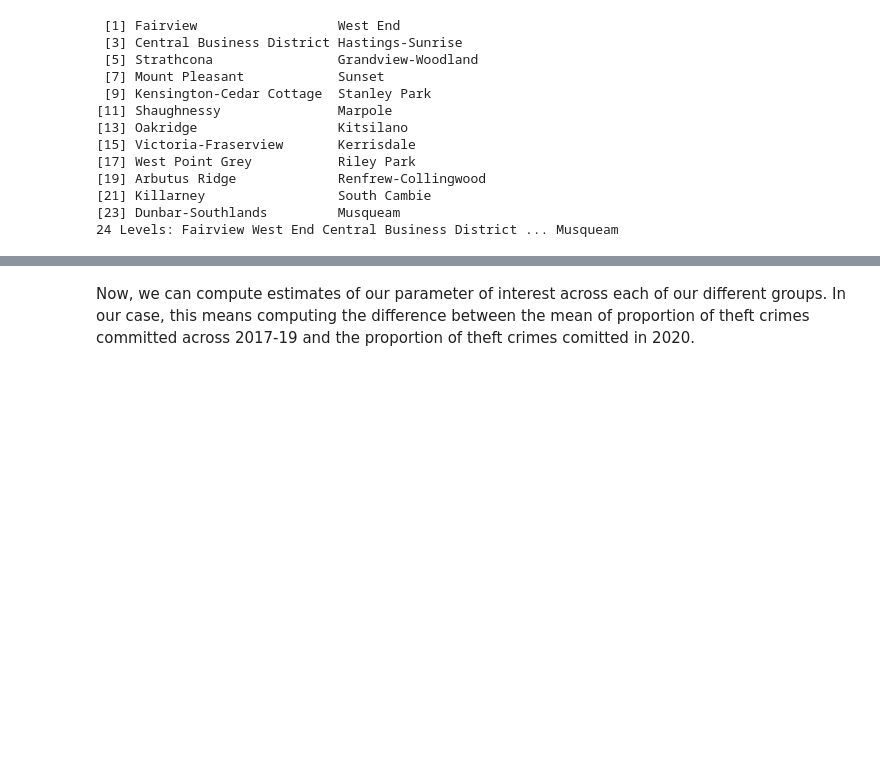
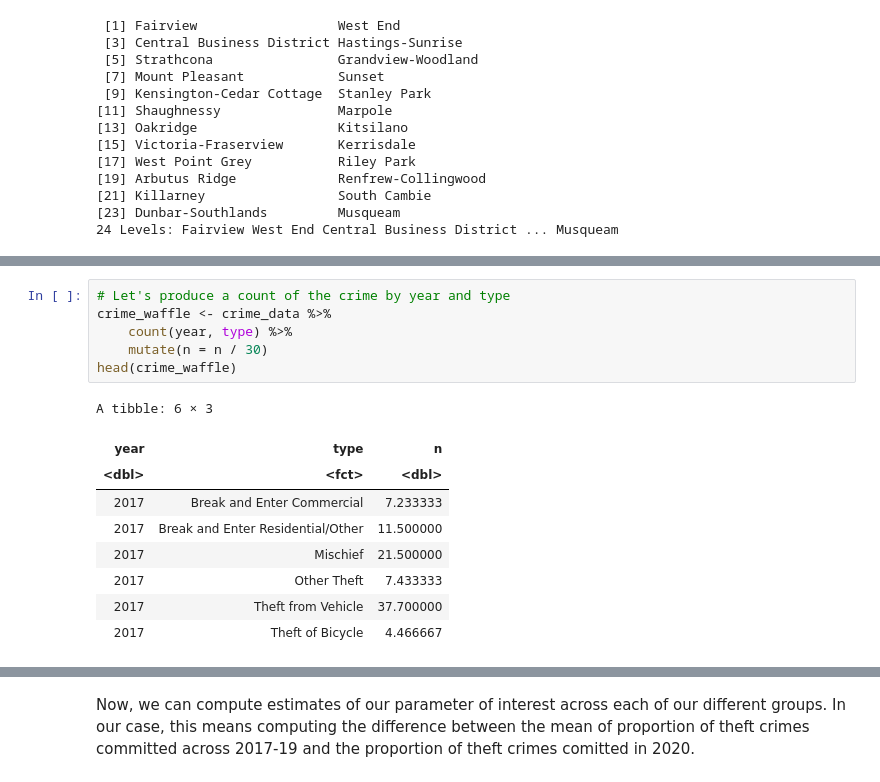
Before and after one commit to adammitha/STAT201-group-project, a Jupyter notebook: code/project-proposal.ipynb, the cells around one changed output, grey strips where cells are left out. Cells and saved outputs as stored; diff of their text form; blank space fills up the shorter version.

```diff
--- a/code/project-proposal.ipynb
+++ b/code/project-proposal.ipynb
@@ -309 +364,17 @@ Finally, we can look at a visualization of the relative frequencies of crime ove
+# %%
+# Let's produce a count of the crime by year and type
+crime_waffle <- crime_data %>%
+    count(year, type) %>%
+    mutate(n = n / 30)
+head(crime_waffle)
+# %% [output]
+A tibble: 6 × 3
+| year | type | n |
+| <dbl> | <fct> | <dbl> |
+| 2017 | Break and Enter Commercial | 7.233333 |
+| 2017 | Break and Enter Residential/Other | 11.500000 |
+| 2017 | Mischief | 21.500000 |
+| 2017 | Other Theft | 7.433333 |
+| 2017 | Theft from Vehicle | 37.700000 |
+| 2017 | Theft of Bicycle | 4.466667 |
 # %%
```
Also changed, not shown: parts of 29 cells of this notebook, 1 other file.
